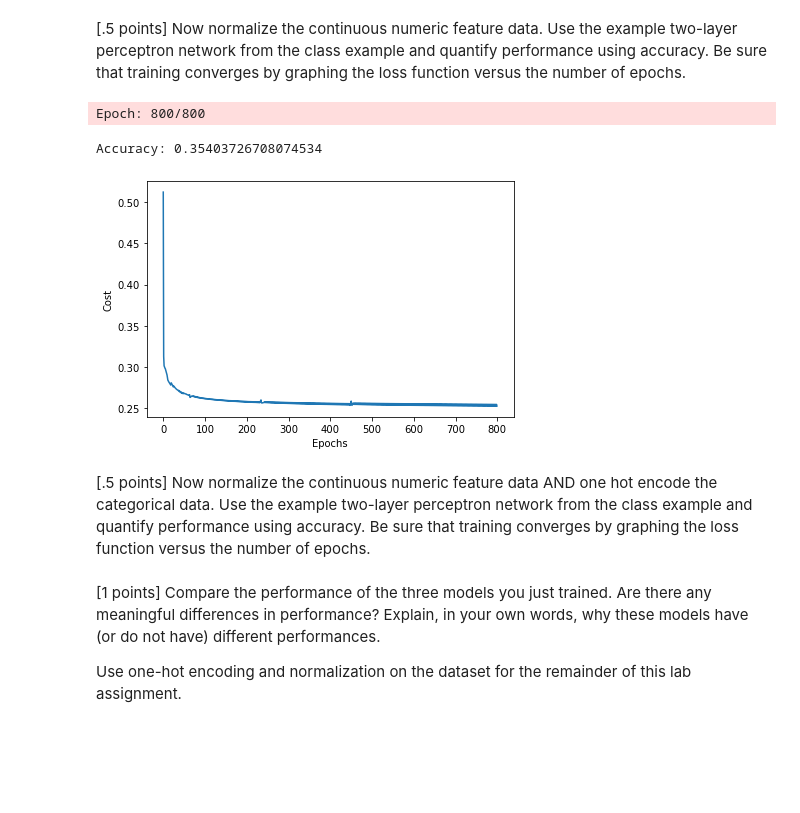
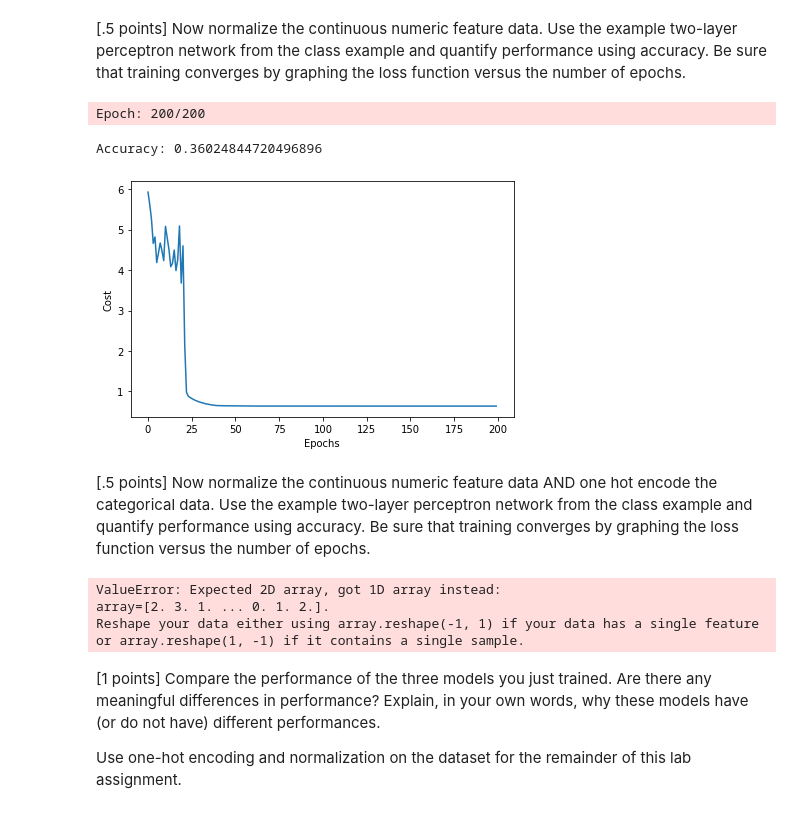
Before and after one commit to abdelllrazekkk/Lab-Four-Multi-Layer-Perceptron, a Jupyter notebook: Lab-Four-The Multi-Layer Perceptron.ipynb, the cells around one changed output. Cells and saved outputs as stored; diff of their text form; code cells hidden in the pictures; blank space fills up the shorter version.

```diff
--- a/Lab-Four-The Multi-Layer Perceptron.ipynb
+++ b/Lab-Four-The Multi-Layer Perceptron.ipynb
@@ -444,14 +613,32 @@ class TwoLayerPerceptronVectorized(TwoLayerPerceptron):
+# %%
+"""Deriving a class with Glorot Initialization"""
+class TLPBetterInitial(TLPMiniBatchCrossEntropy):
+    def _initialize_weights(self):
+        """Initialize weights Glorot and He normalization."""
+        init_bound = 4*np.sqrt(6. / (self.n_hidden + self.n_features_))
+        W1 = np.random.uniform(-init_bound, init_bound,(self.n_hidden, self.n_features_))
+
+        # reduce the final layer magnitude in order to balance the size of the gradients
+        # between
+        init_bound = 4*np.sqrt(6 / (self.n_output_ + self.n_hidden))
+        W2 = np.random.uniform(-init_bound, init_bound,(self.n_output_, self.n_hidden))
+
+        b1 = np.zeros((self.n_hidden, 1))
+        b2 = np.zeros((self.n_output_, 1))
+
+        return W1, W2, b1, b2
 # %%
 """Training on our data"""
-params = dict(n_hidden=50,
-              C=0.1, # tradeoff L2 regularizer
-              epochs=800, # iterations
-              eta=0.0005,  # learning rate
-              random_state=1)
+vals = {'n_hidden':50,
+         'C':1e-2, 'epochs':200, 'eta':0.01,
+         'alpha':0.1, 'decrease_const':0.1,
+         'decrease_iter':20,
+         'minibatches':len(X_train)/256,
+         'shuffle':True,'random_state':1}
 
-nn = TwoLayerPerceptronVectorized(**params)
+nn = TLPBetterInitial(**vals)
 
-nn.fit(X_train, y_train, print_progress=50)
+nn.fit(X_train, y_train, print_progress=1)
 yhat = nn.predict(X_test)
 print('Accuracy:',accuracy_score(y_test,yhat))
 # %% [output]
@@ -471,31 +658,51 @@ plt.show()
 # %%
 """Normalizing the continuous numeric feature data"""
 scaler = StandardScaler()
 scaler.fit(X_train)
 scaler.transform(X_train)
 scaler.fit(X_test)
 scaler.transform(X_test)
 
-nn = TwoLayerPerceptronVectorized(**params)
+nn = TLPBetterInitial(**vals)
 
 nn.fit(X_train, y_train, print_progress=50)
 yhat = nn.predict(X_test)
 print('Accuracy:',accuracy_score(y_test,yhat))
 
 plt.plot(range(len(nn.cost_)), nn.cost_)
 plt.ylabel('Cost')
 plt.xlabel('Epochs')
 plt.tight_layout()
 plt.show()
 # %% [output]
-Epoch: 800/800
+Epoch: 200/200
-Accuracy: 0.35403726708074534
+Accuracy: 0.36024844720496896
-[figure, old version]
+[figure, new version]
 # %% [markdown]
 [.5 points] Now normalize the continuous numeric feature data AND one hot encode the categorical data. Use the example two-layer perceptron network from the class example and quantify performance using accuracy. Be sure that training converges by graphing the loss function versus the number of epochs.
 # %%
 """One Hot Encoding the data we have"""
 enc = OneHotEncoder(handle_unknown='ignore')
+enc.fit(y_train)
+enc.transform(y_train)
+enc.fit(y_test)
+enc.transform(y_test)
+
+nn = TLPBetterInitial(**vals)
+
+nn.fit(X_train, y_train, print_progress=50)
+yhat = nn.predict(X_test)
+print('Accuracy:',accuracy_score(y_test,yhat))
+
+plt.plot(range(len(nn.cost_)), nn.cost_)
+plt.ylabel('Cost')
+plt.xlabel('Epochs')
+plt.tight_layout()
+plt.show()
+# %% [output]
+ValueError: Expected 2D array, got 1D array instead:
+array=[2. 3. 1. ... 0. 1. 2.].
+Reshape your data either using array.reshape(-1, 1) if your data has a single feature or array.reshape(1, -1) if it contains a single sample.
 # %% [markdown]
 [1 points] Compare the performance of the three models you just trained. Are there any meaningful differences in performance? Explain, in your own words, why these models have (or do not have) different performances.
 
```
Also changed, not shown: parts of 10 cells of this notebook.
